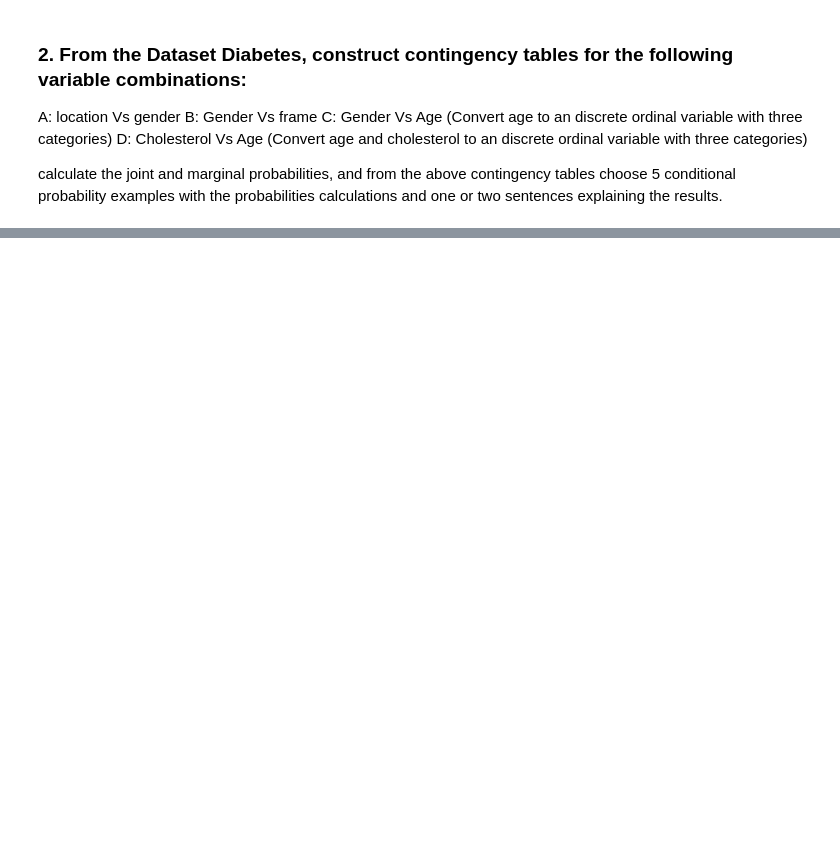
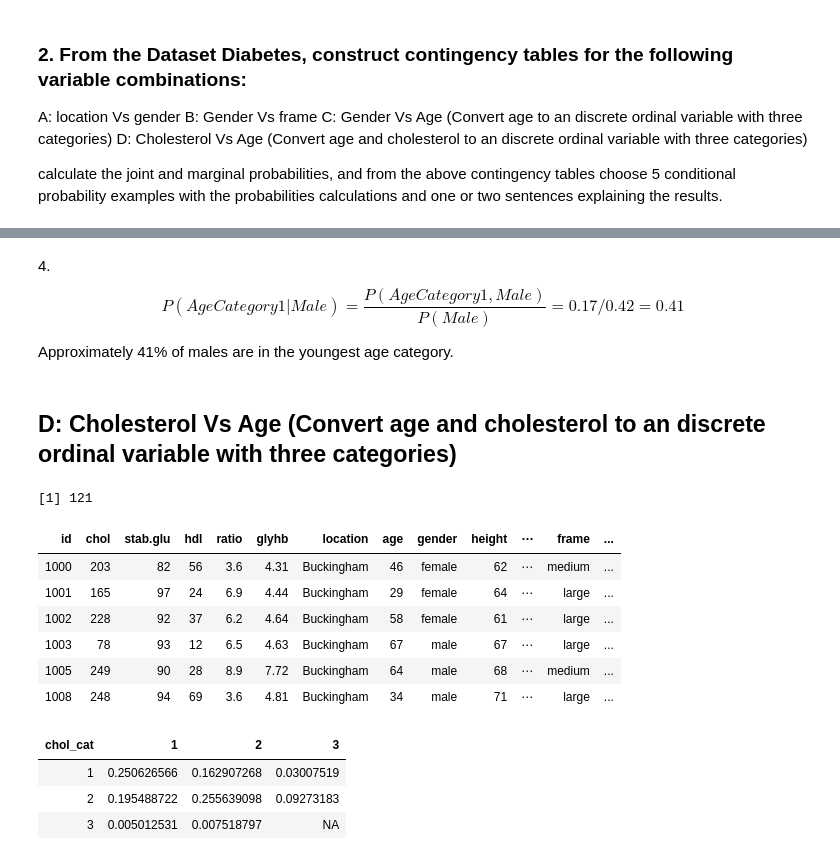
Before and after one commit to abchapman93/BMI_Prob_Stats, a Jupyter notebook: Module/Week_3/Homework 2..ipynb, the cells around one changed output, grey strips where cells are left out. Cells and saved outputs as stored; diff of their text form; code cells hidden in the pictures; blank space fills up the shorter version.

Commit message:
finished first two problems

```diff
--- a/Module/Week_3/Homework 2..ipynb
+++ b/Module/Week_3/Homework 2..ipynb
@@ -15,0 +264,3 @@ calculate the joint and marginal probabilities, and from the above contingency t
+# %%
+# First convert to discrete variable
+bin_size = round((max(df$age) - min(df$age) )/ 3)
@@ -15,0 +269,4 @@ calculate the joint and marginal probabilities, and from the above contingency t
+# %%
+df$age_cat <- cut(df$age, seq(min(df$age), max(df$age), bin_size),
+                    right=FALSE, labels=c(1:3))
+unique(df$age_cat)
@@ -15,0 +308,26 @@ calculate the joint and marginal probabilities, and from the above contingency t
+# %% [markdown]
+4.$$P(Age Category 1 | Male) = \frac{P(Age Category 1, Male)}{P(Male)} = 0.17/0.42 = 0.41 $$
+
+Approximately 41% of males are in the youngest age category.
+# %% [markdown]
+## D: Cholesterol Vs Age (Convert age and cholesterol to an discrete ordinal variable with three categories)
+# %%
+df_d <- df %>%
+    drop_na(chol, age_cat)
+# %%
+bin_size = round((max(df_d$chol) - min(df_d$chol) )/ 3) - 1
+#bin_size
+# %% [output]
+[1] 121
+# %%
+df_d$chol_cat <- cut(df_d$chol, seq(min(df_d$chol), max(df_d$chol), bin_size),
+                    right=FALSE, labels=c(1:3))
+head(df_d)
+# %% [output]
+| id | chol | stab.glu | hdl | ratio | glyhb | location | age | gender | height | ⋯ | frame | ... |
+| 1000 | 203 | 82 | 56 | 3.6 | 4.31 | Buckingham | 46 | female | 62 | ⋯ | medium | ... |
+| 1001 | 165 | 97 | 24 | 6.9 | 4.44 | Buckingham | 29 | female | 64 | ⋯ | large | ... |
+| 1002 | 228 | 92 | 37 | 6.2 | 4.64 | Buckingham | 58 | female | 61 | ⋯ | large | ... |
+| 1003 | 78 | 93 | 12 | 6.5 | 4.63 | Buckingham | 67 | male | 67 | ⋯ | large | ... |
+| 1005 | 249 | 90 | 28 | 8.9 | 7.72 | Buckingham | 64 | male | 68 | ⋯ | medium | ... |
+| 1008 | 248 | 94 | 69 | 3.6 | 4.81 | Buckingham | 34 | male | 71 | ⋯ | large | ... |
@@ -15,0 +340,9 @@ calculate the joint and marginal probabilities, and from the above contingency t
+# %%
+# Joint probabilities
+joint_df <- compute_joint_probs('chol_cat', 'age_cat', prop_df)
+joint_df
+# %% [output]
+| chol_cat | 1 | 2 | 3 |
+| 1 | 0.250626566 | 0.162907268 | 0.03007519 |
+| 2 | 0.195488722 | 0.255639098 | 0.09273183 |
+| 3 | 0.005012531 | 0.007518797 | NA |
```
Also changed, not shown: parts of 36 cells of this notebook.
